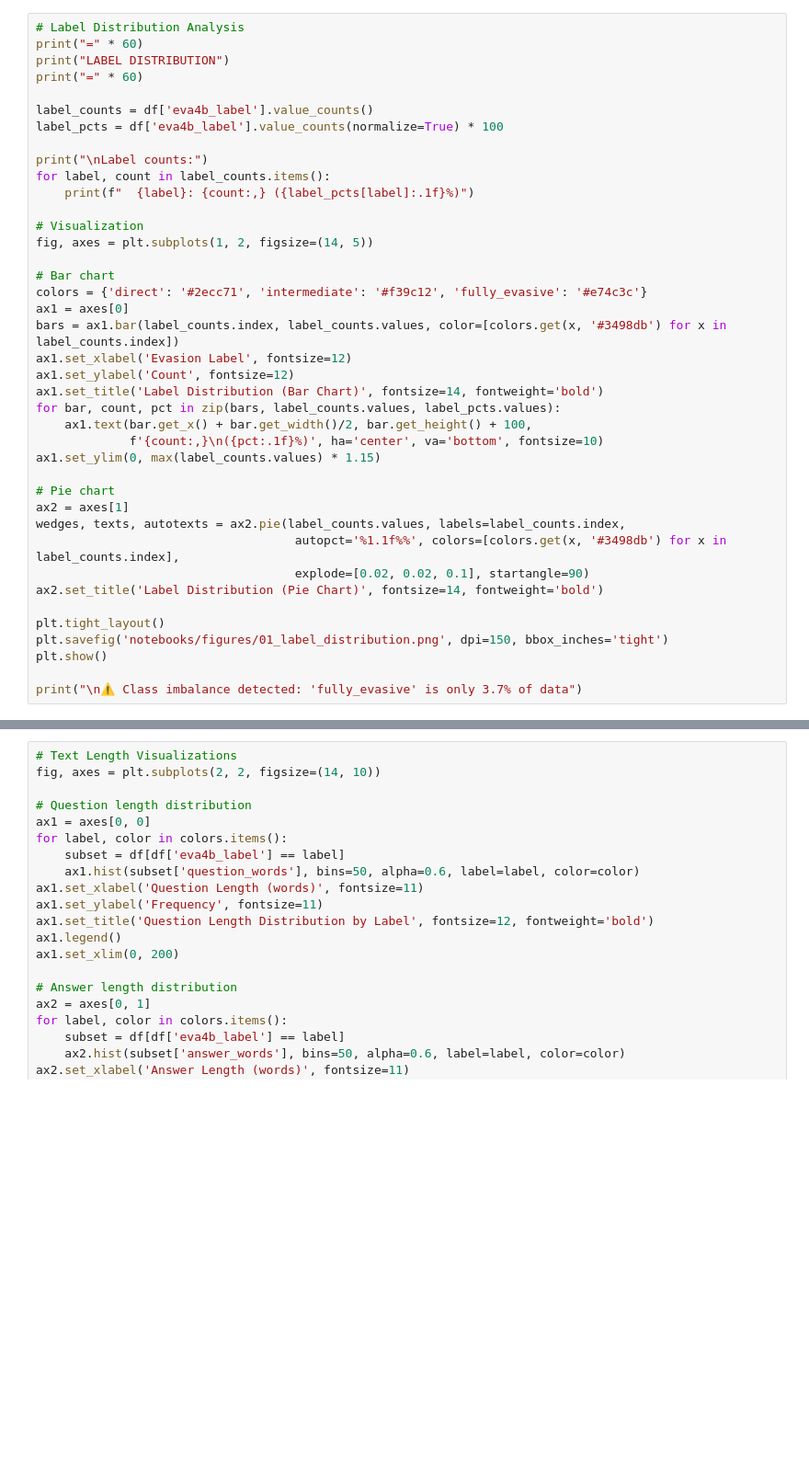
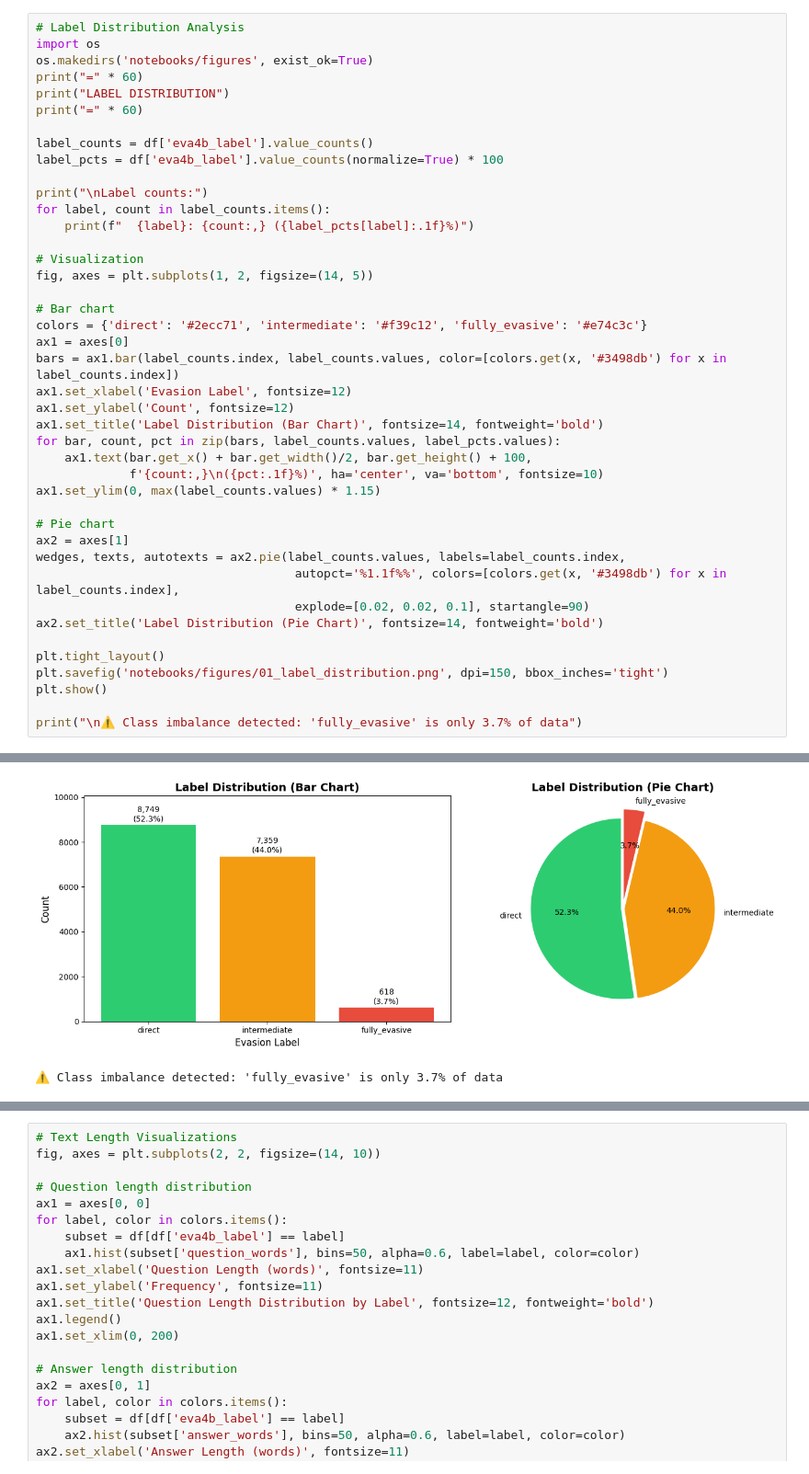
Before and after one commit to dustinober1/EvasionBench, a Jupyter notebook: notebooks/01_data_quality_and_statistics.ipynb, the cells around one changed output, grey strips where cells are left out. Shown at 92% size. Drawn from its saved outputs; the diff is of its cells as text; blank space fills up the shorter version.

```diff
--- a/notebooks/01_data_quality_and_statistics.ipynb
+++ b/notebooks/01_data_quality_and_statistics.ipynb
@@ -43,5 +89,7 @@ df.head(1).T
 # %%
 # Label Distribution Analysis
+import os
+os.makedirs('notebooks/figures', exist_ok=True)
 print("=" * 60)
 print("LABEL DISTRIBUTION")
 print("=" * 60)
@@ -80,3 +128,4 @@ plt.savefig('notebooks/figures/01_label_distribution.png', dpi=150, bbox_inches=
 plt.show()
 
 print("\n⚠️ Class imbalance detected: 'fully_evasive' is only 3.7% of data")
+# %% [output]
@@ -83,3 +140,5 @@ print("\n⚠️ Class imbalance detected: 'fully_evasive' is only 3.7% of data")
+[figure, added]
+⚠️ Class imbalance detected: 'fully_evasive' is only 3.7% of data
 # %%
 # Text Length Analysis
 print("=" * 60)
```
Also changed, not shown: parts of 9 cells of this notebook, 3 other files.
